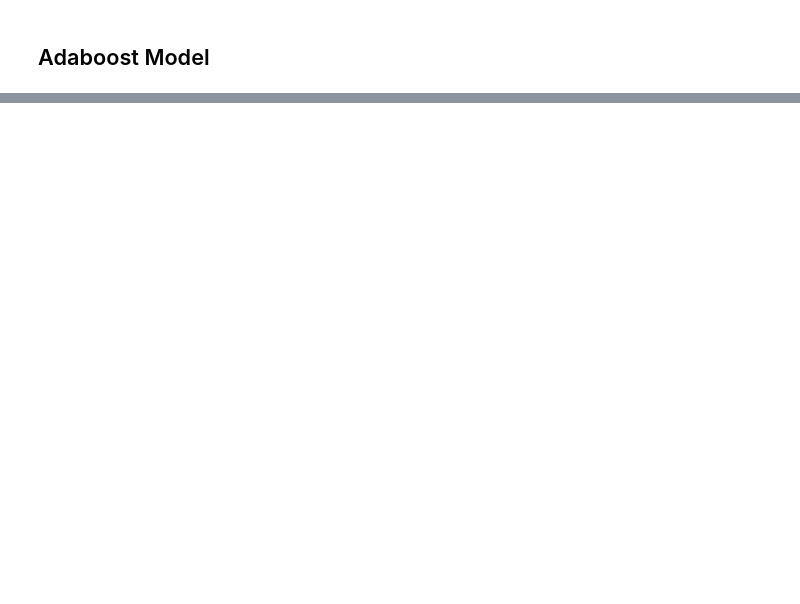
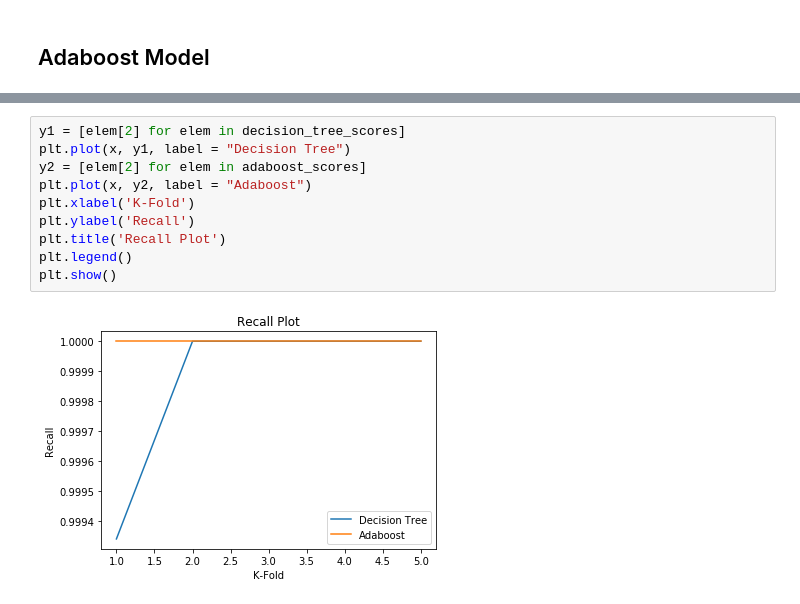
Before and after one commit to rjs211/CS564-ML, a Jupyter notebook: Assignment5/Q2/Q2.ipynb, the cells around one changed output, grey strips where cells are left out. Drawn from its saved outputs; the diff is of its cells as text; blank space fills up the shorter version.

```diff
--- a/Assignment5/Q2/Q2.ipynb
+++ b/Assignment5/Q2/Q2.ipynb
@@ -55,0 +489,12 @@ kf = KFold(n_splits = 5, shuffle = True)
+# %%
+y1 = [elem[2] for elem in decision_tree_scores]
+plt.plot(x, y1, label = "Decision Tree")
+y2 = [elem[2] for elem in adaboost_scores]
+plt.plot(x, y2, label = "Adaboost")
+plt.xlabel('K-Fold')
+plt.ylabel('Recall')
+plt.title('Recall Plot')
+plt.legend()
+plt.show()
+# %% [output]
+[figure, added]
```
Also changed, not shown: parts of 19 cells of this notebook.
